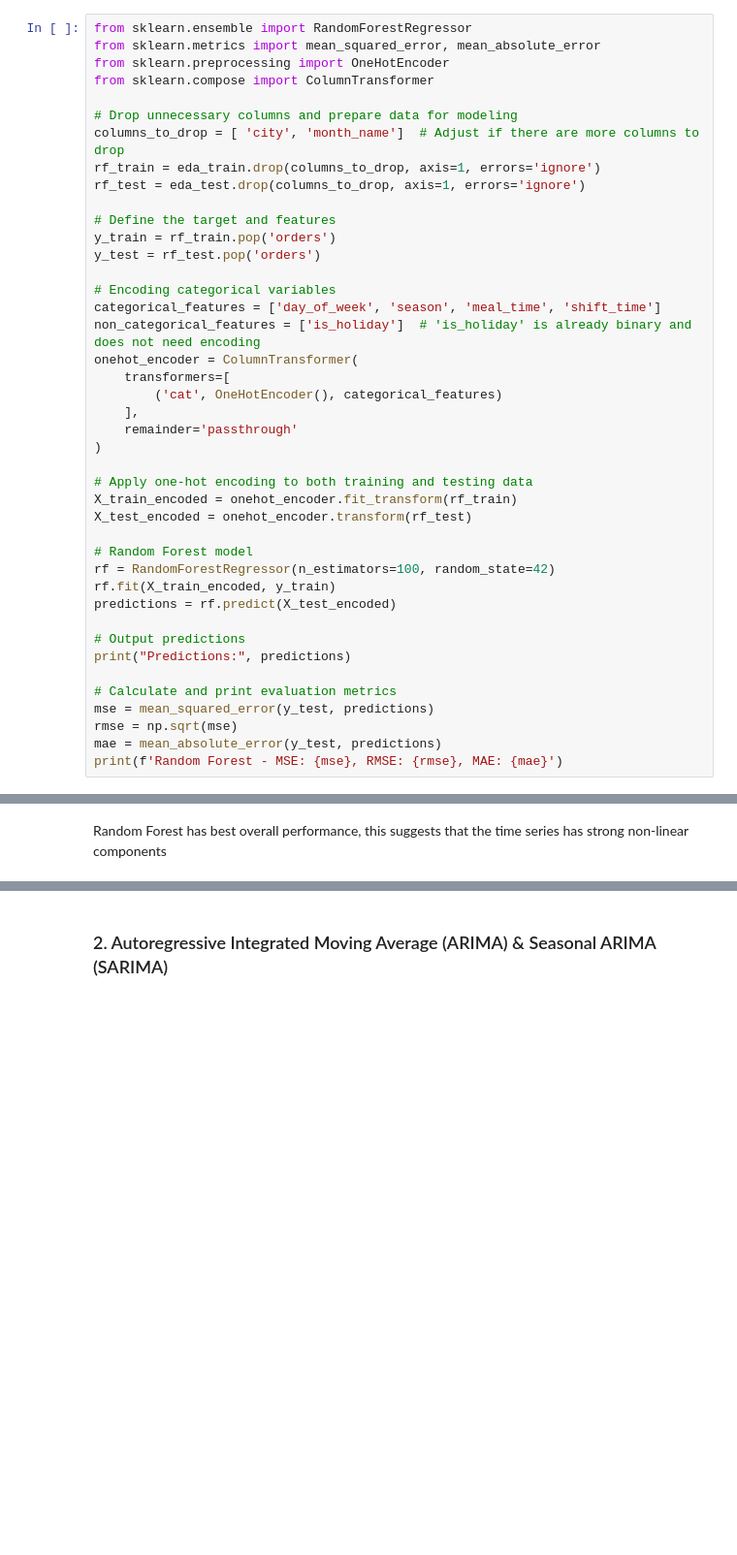
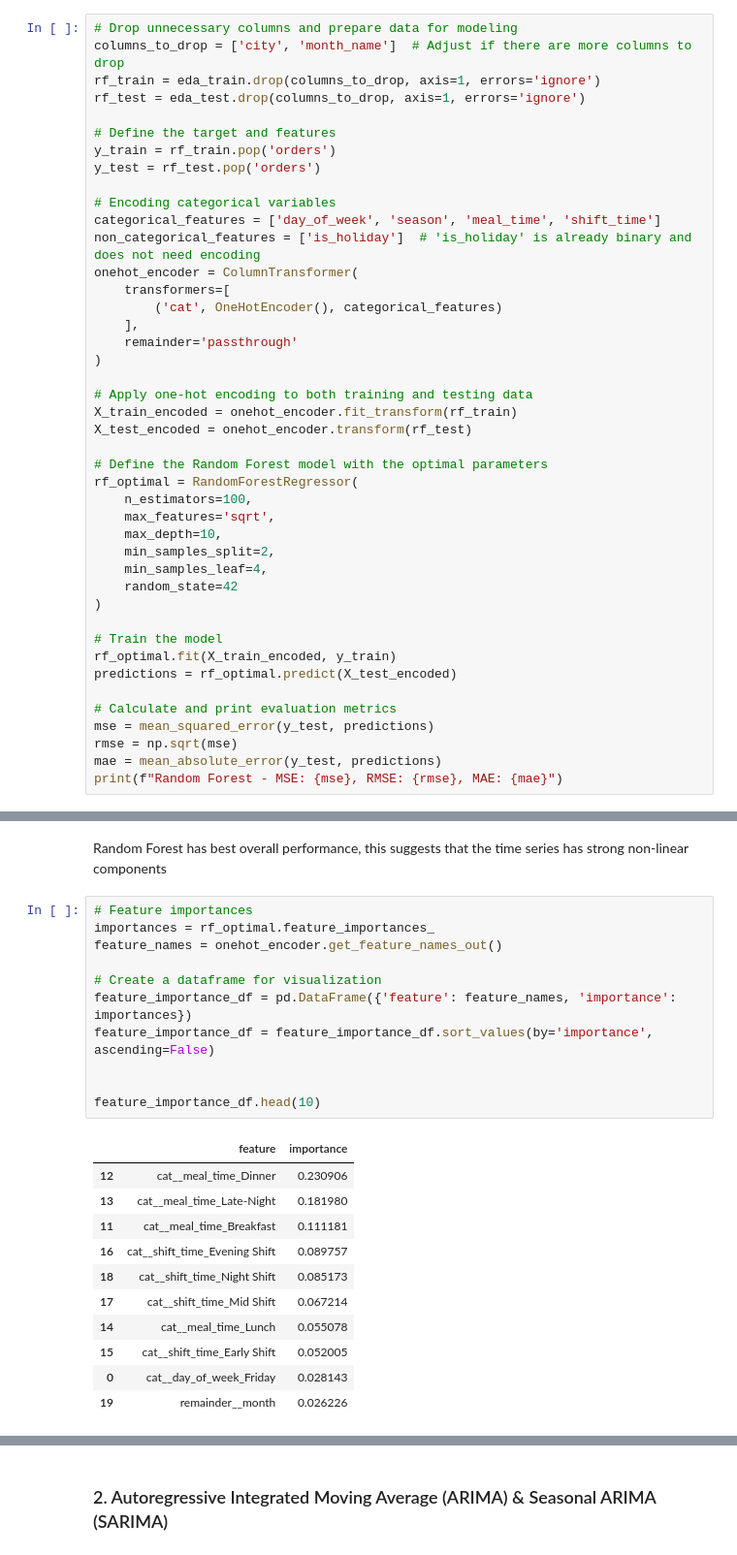
Before and after one commit to agbennett-bse/glovo_fleet_demand, a Jupyter notebook: glovo_time_series_split.ipynb, the cells around one changed output, grey strips where cells are left out. Shown at 97% size. Saved outputs shown, nothing was run; the diff lists cells and outputs as text; blank space fills up the shorter version.

```diff
--- a/glovo_time_series_split.ipynb
+++ b/glovo_time_series_split.ipynb
@@ -1025,13 +1026,8 @@ eda_test
 | 8765 | 2022-02-01 23:00:00 | BCN | 0 | Tuesday | 2 | Winter | 2022 | February | Night Shift | Dinner | ... |
 1753 rows × 11 columns
 # %%
-from sklearn.ensemble import RandomForestRegressor
-from sklearn.metrics import mean_squared_error, mean_absolute_error
-from sklearn.preprocessing import OneHotEncoder
-from sklearn.compose import ColumnTransformer
-
 # Drop unnecessary columns and prepare data for modeling
-columns_to_drop = [ 'city', 'month_name']  # Adjust if there are more columns to drop
+columns_to_drop = ['city', 'month_name']  # Adjust if there are more columns to drop
 rf_train = eda_train.drop(columns_to_drop, axis=1, errors='ignore')
 rf_test = eda_test.drop(columns_to_drop, axis=1, errors='ignore')
 
@@ -1053,17 +1049,23 @@ onehot_encoder = ColumnTransformer(
 X_train_encoded = onehot_encoder.fit_transform(rf_train)
 X_test_encoded = onehot_encoder.transform(rf_test)
 
-# Random Forest model
-rf = RandomForestRegressor(n_estimators=100, random_state=42)
-rf.fit(X_train_encoded, y_train)
-predictions = rf.predict(X_test_encoded)
+# Define the Random Forest model with the optimal parameters
+rf_optimal = RandomForestRegressor(
+    n_estimators=100,
+    max_features='sqrt',
+    max_depth=10,
+    min_samples_split=2,
+    min_samples_leaf=4,
+    random_state=42
+)
 
-# Output predictions
-print("Predictions:", predictions)
+# Train the model
+rf_optimal.fit(X_train_encoded, y_train)
+predictions = rf_optimal.predict(X_test_encoded)
 
 # Calculate and print evaluation metrics
 mse = mean_squared_error(y_test, predictions)
 rmse = np.sqrt(mse)
 mae = mean_absolute_error(y_test, predictions)
-print(f'Random Forest - MSE: {mse}, RMSE: {rmse}, MAE: {mae}')
+print(f"Random Forest - MSE: {mse}, RMSE: {rmse}, MAE: {mae}")
 # %% [output]
@@ -1073,2 +1104,25 @@ Random Forest - MSE: 8253.986391417826, RMSE: 90.8514523352149, MAE: 45.73071027
 # %% [markdown]
 Random Forest has best overall performance, this suggests that the time series has strong non-linear components
+# %%
+# Feature importances
+importances = rf_optimal.feature_importances_
+feature_names = onehot_encoder.get_feature_names_out()
+
+# Create a dataframe for visualization
+feature_importance_df = pd.DataFrame({'feature': feature_names, 'importance': importances})
+feature_importance_df = feature_importance_df.sort_values(by='importance', ascending=False)
+
+
+feature_importance_df.head(10)
+# %% [output]
+|  | feature | importance |
+| 12 | cat__meal_time_Dinner | 0.230906 |
+| 13 | cat__meal_time_Late-Night | 0.181980 |
+| 11 | cat__meal_time_Breakfast | 0.111181 |
+| 16 | cat__shift_time_Evening Shift | 0.089757 |
+| 18 | cat__shift_time_Night Shift | 0.085173 |
+| 17 | cat__shift_time_Mid Shift | 0.067214 |
+| 14 | cat__meal_time_Lunch | 0.055078 |
+| 15 | cat__shift_time_Early Shift | 0.052005 |
+| 0 | cat__day_of_week_Friday | 0.028143 |
+| 19 | remainder__month | 0.026226 |
```
Also changed, not shown: parts of 13 cells of this notebook, 1 other file.
